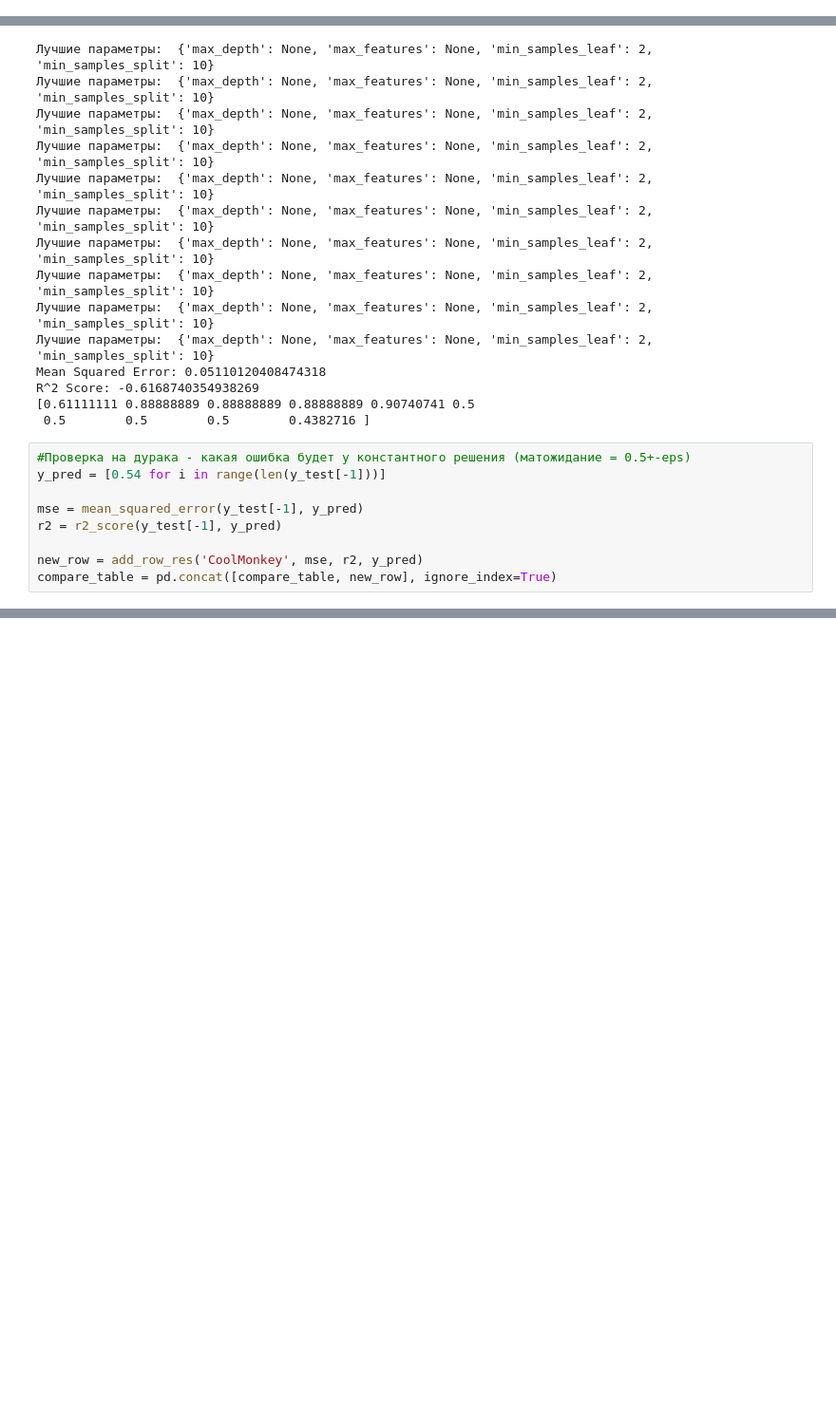
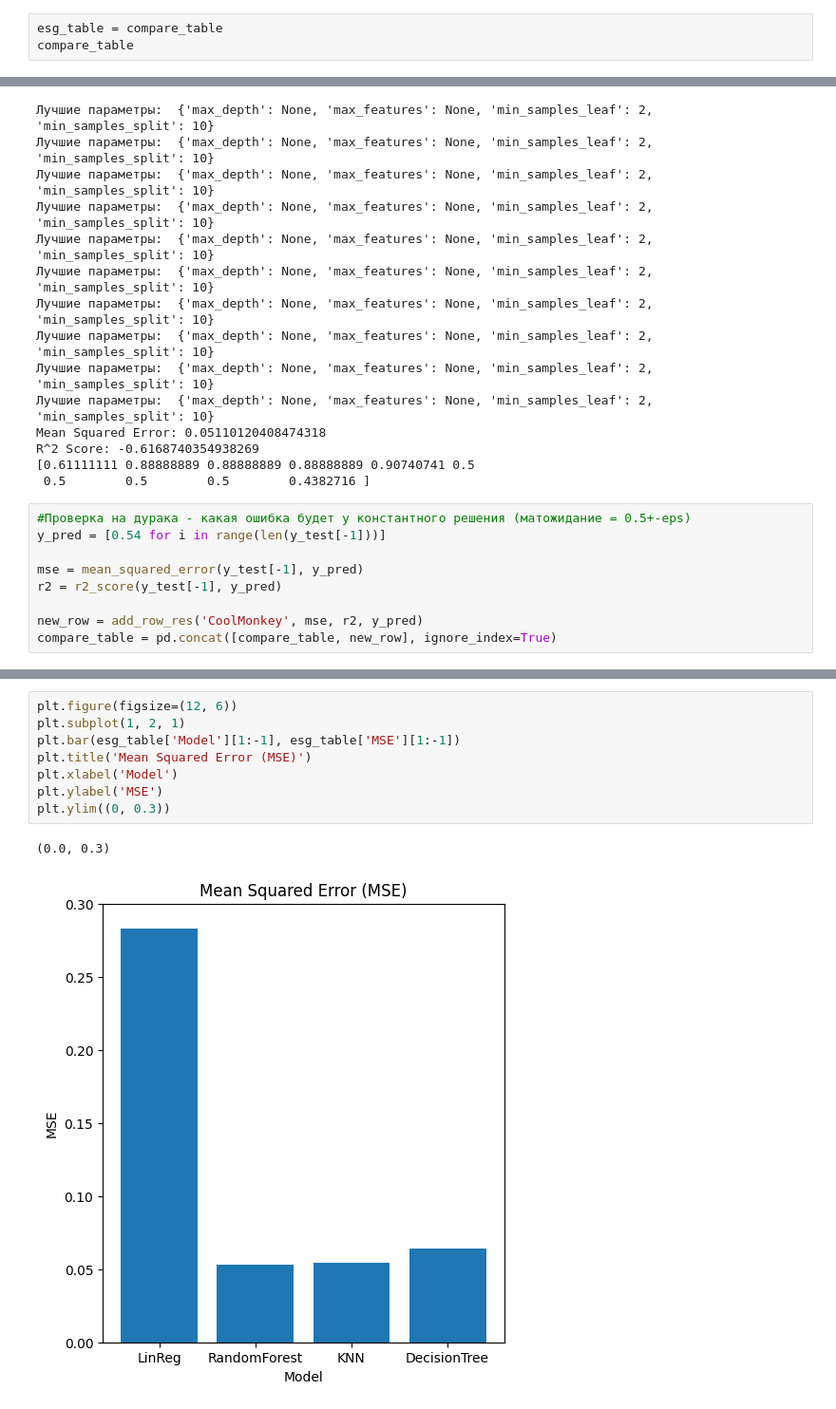
Before and after one commit to oversanya/ESG_rating_prediction, a Jupyter notebook: NLP+ML_ESG.ipynb, the cells around one changed output, grey strips where cells are left out. Shown at 95% size. Drawn from its saved outputs; the diff is of its cells as text; blank space fills up the shorter version.

```diff
--- a/NLP+ML_ESG.ipynb
+++ b/NLP+ML_ESG.ipynb
@@ -638,0 +641,3 @@ compare_table
+# %%
+esg_table = compare_table
+compare_table
@@ -1442,0 +1794,11 @@ compare_table
+# %%
+plt.figure(figsize=(12, 6))
+plt.subplot(1, 2, 1)
+plt.bar(esg_table['Model'][1:-1], esg_table['MSE'][1:-1])
+plt.title('Mean Squared Error (MSE)')
+plt.xlabel('Model')
+plt.ylabel('MSE')
+plt.ylim((0, 0.3))
+# %% [output]
+(0.0, 0.3)
+[figure, added]
```
Also changed, not shown: parts of 50 cells of this notebook.
